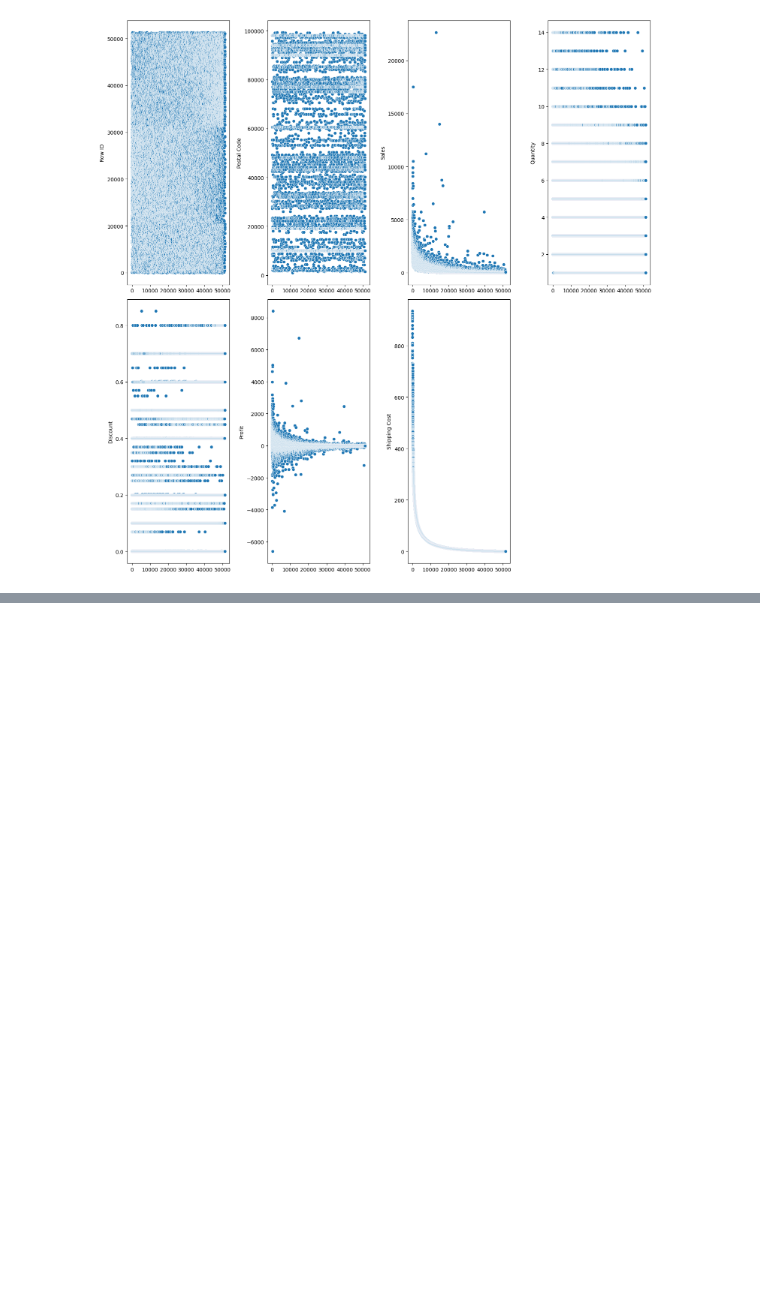
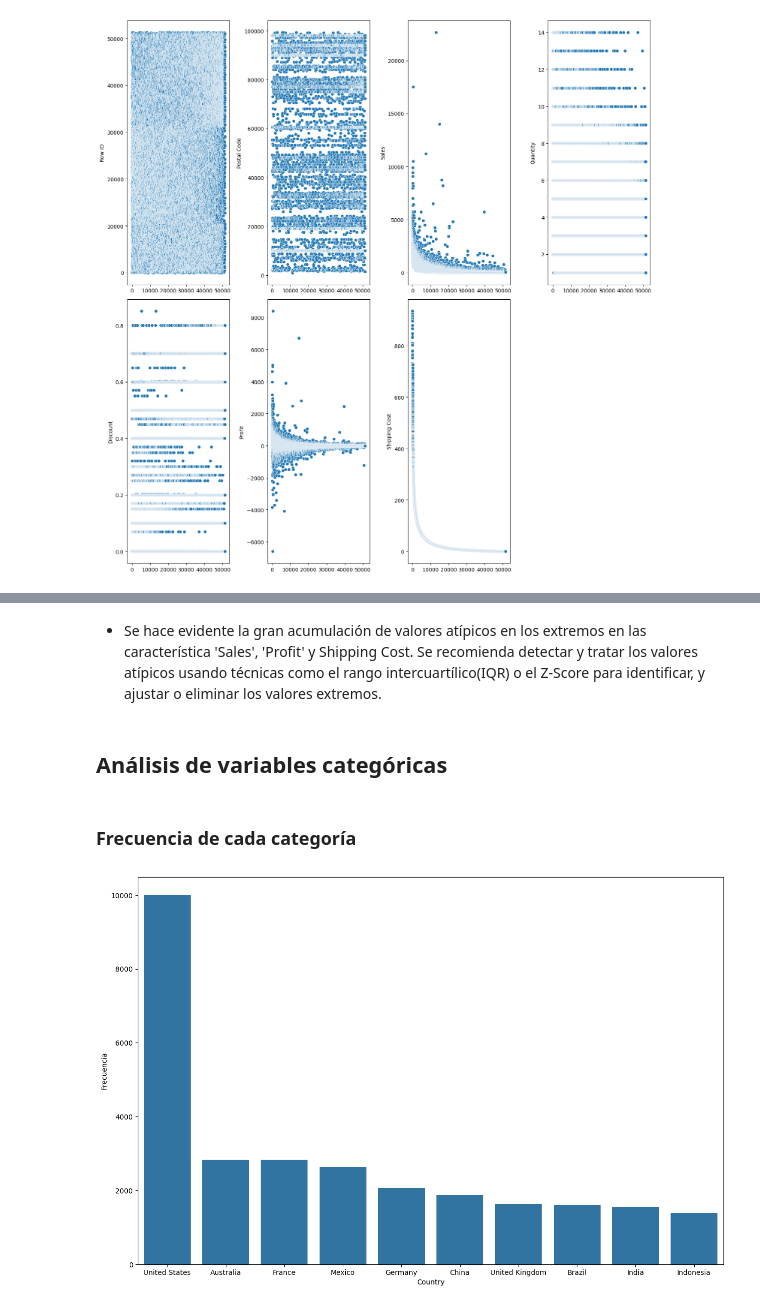
Before and after one commit to Leoga93/sistema-recomendaci-n, a Jupyter notebook: notebooks/01_data_exploration.ipynb, the cells around one changed output, grey strips where cells are left out. Cells and saved outputs as stored; diff of their text form; code cells hidden in the pictures; blank space fills up the shorter version.

```diff
--- a/notebooks/01_data_exploration.ipynb
+++ b/notebooks/01_data_exploration.ipynb
@@ -168,3 +168,7 @@ max     8399.976000     933.570000
 * La columna 'Profit' representa el beneficio generado por cada pedido. Sin embargo, contiene valores negativos, lo que podria indicar un error en los datos o reflejar pérdidas ocasionadas por devoluciones. La media es de 28,61 y la std de 174,34 mucho más alta que la media, indica gran dispersión. el 75% de los datos esta por debajo de 36.810000 pero el valor máximo es de 8399.976000, posibles valores atípicos.
 
 * Shipping Cost, la media es de 26.37 y la std es de 57.29, índica alta dispersión. El 75% de los datos esta por debajo de 24.45 y el valor máximo es de 933.57, posibles valores atípicos.
+# %%
+data['Order Date'] = pd.to_datetime(data['Order Date'], format='%d-%m-%Y')
+data['Ship Date'] = pd.to_datetime(data['Ship Date'])
+data.info()
@@ -252,0 +257,6 @@ plt.show()
+# %% [markdown]
+* Se hace evidente la gran acumulación de valores atípicos en los extremos en las característica 'Sales', 'Profit' y Shipping Cost. Se recomienda detectar y tratar los valores atípicos usando técnicas como el rango intercuartílico(IQR) o el Z-Score para identificar, y ajustar o eliminar los valores extremos.
+# %% [markdown]
+## Análisis de variables categóricas
+# %% [markdown]
+### Frecuencia de cada categoría
@@ -252,0 +265,11 @@ plt.show()
+# %%
+ventas_pais = data.groupby('Country')["Customer ID" ].count().reset_index()
+ventas_pais.columns = ["Country", "Frecuencia"]
+ventas_pais = ventas_pais.sort_values(by="Frecuencia", ascending=False)
+ventas_pais.head(10)
+
+plt.figure(figsize=(15,10))
+sns.barplot(data=ventas_pais.head(10), x="Country", y="Frecuencia")
+plt.show()
+# %% [output]
+[figure, added]
```
Also changed, not shown: parts of 31 cells of this notebook, 1 other file.
